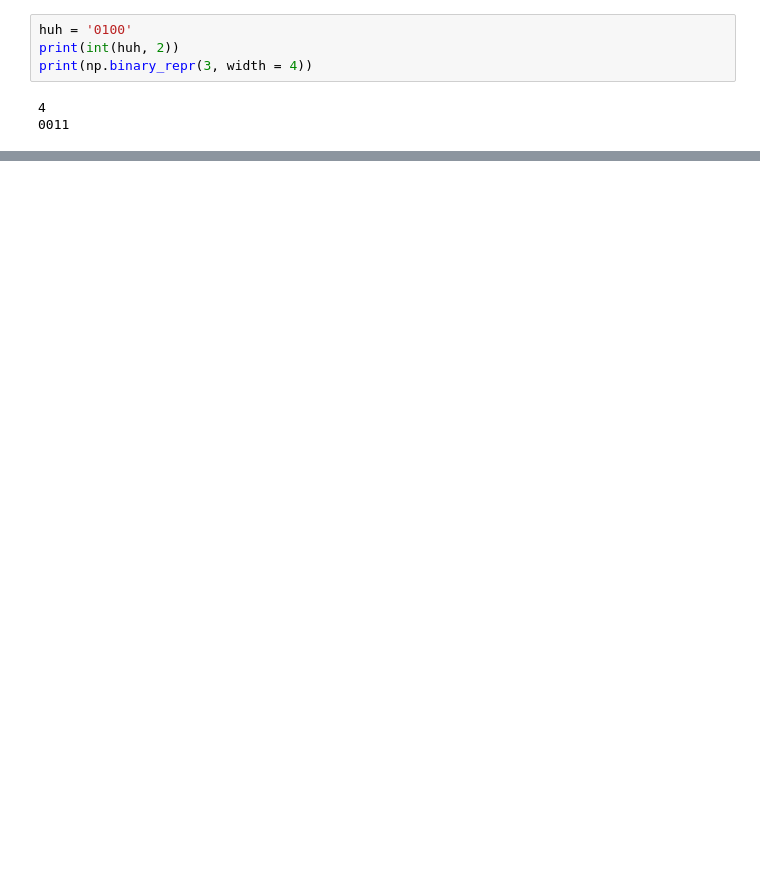
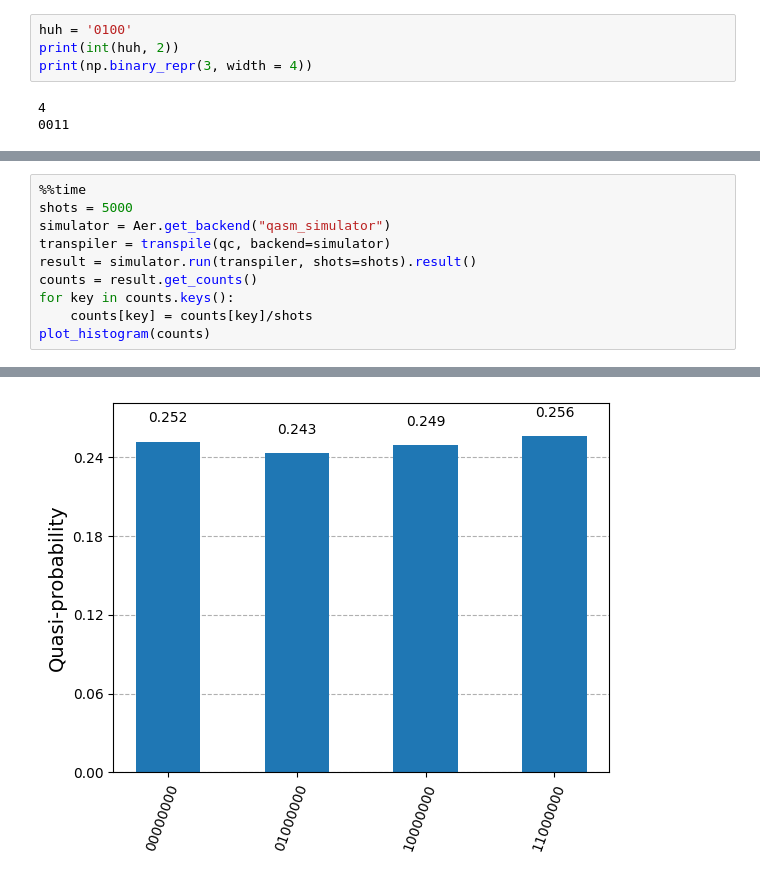
Before and after one commit to omar-armbruster/IBM-QPU-Testing, a Jupyter notebook: Shors_Algorithm.ipynb, the cells around one changed output, grey strips where cells are left out. Drawn from its saved outputs; the diff is of its cells as text; blank space fills up the shorter version.

```diff
--- a/Shors_Algorithm.ipynb
+++ b/Shors_Algorithm.ipynb
@@ -54,0 +53,11 @@ qc.draw('mpl')
+# %%
+%%time
+shots = 5000
+simulator = Aer.get_backend("qasm_simulator")
+transpiler = transpile(qc, backend=simulator)
+result = simulator.run(transpiler, shots=shots).result()
+counts = result.get_counts()
+for key in counts.keys():
+    counts[key] = counts[key]/shots
+plot_histogram(counts)
+# %% [output]
@@ -54,0 +66 @@ qc.draw('mpl')
+[figure, added]
```
Also changed, not shown: parts of 13 cells of this notebook.
